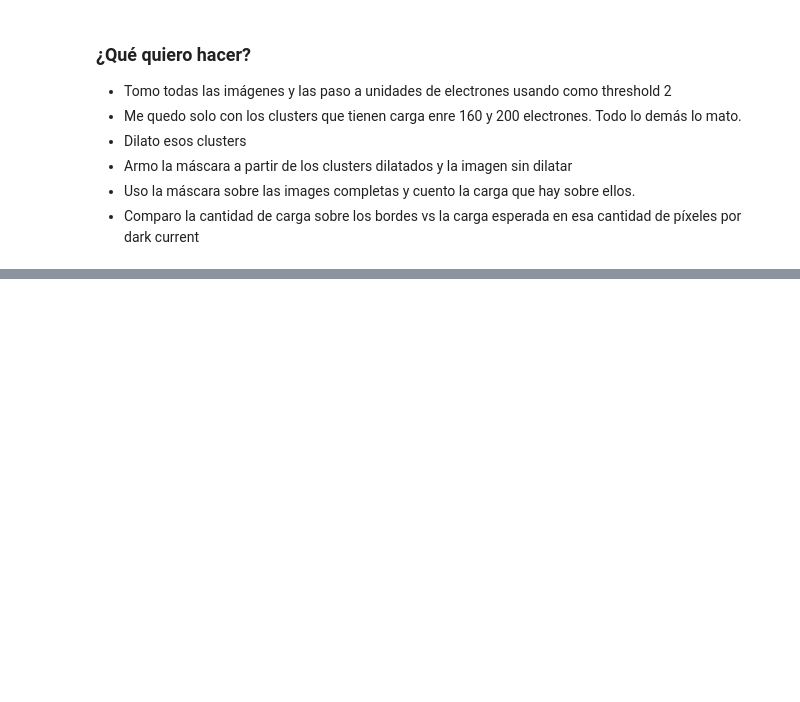
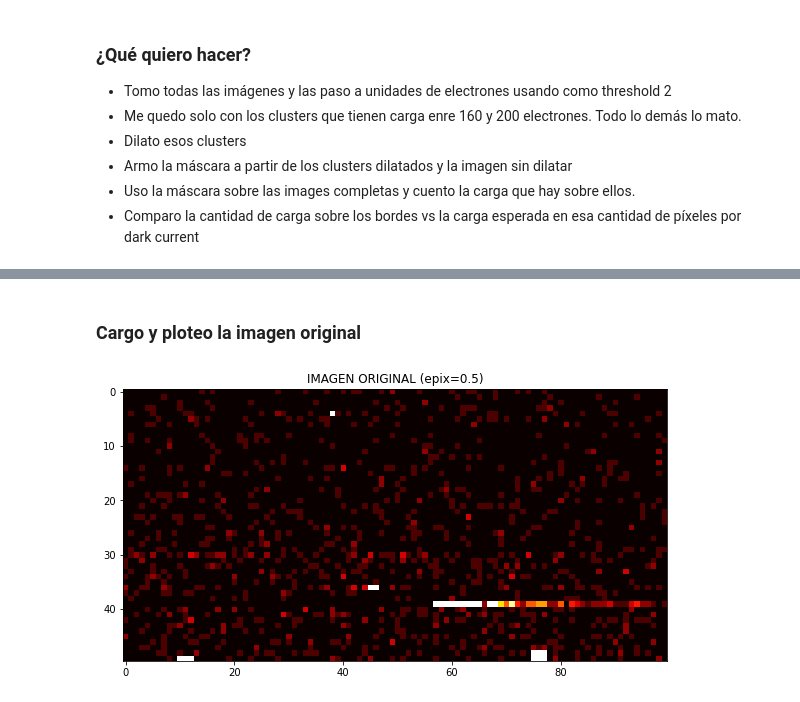
Before and after one commit to Igna11/Tesis-Skipper, a Jupyter notebook: Analisis_Imagenes_bordes.ipynb, the cells around one changed output, grey strips where cells are left out. Saved outputs shown, nothing was run; the diff lists cells and outputs as text; code cells hidden in the pictures; blank space fills up the shorter version.

```diff
--- a/Analisis_Imagenes_bordes.ipynb
+++ b/Analisis_Imagenes_bordes.ipynb
@@ -799,0 +809,13 @@ Promedio clusters de 180 p/ imagen: 3.93 +/- 2.05
+# %% [markdown]
+### Cargo y ploteo la imagen original
+# %%
+carga = 0
+pixeles = 0
+image = fits_imgs_list[66]
+# Cargo la imagen
+img = ADU2e(image)[0]
+plt.figure(figsize=(17,5))
+plt.title("IMAGEN ORIGINAL (epix=0.5)")
+plt.imshow(img[:,350:450], cmap="hot", vmin=0, vmax=10);
+# %% [output]
+[figure, added]
```
Also changed, not shown: parts of 33 cells of this notebook, 1 other file.
